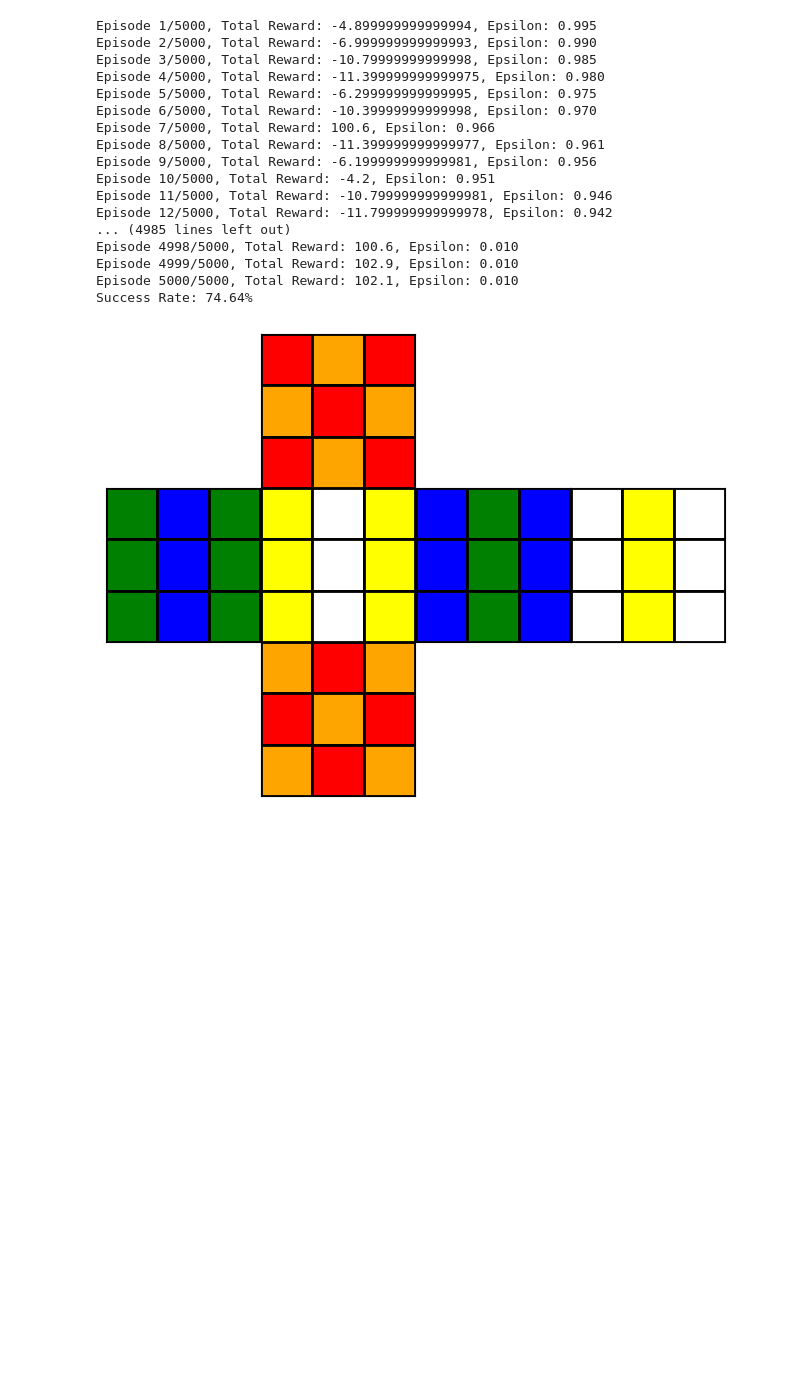
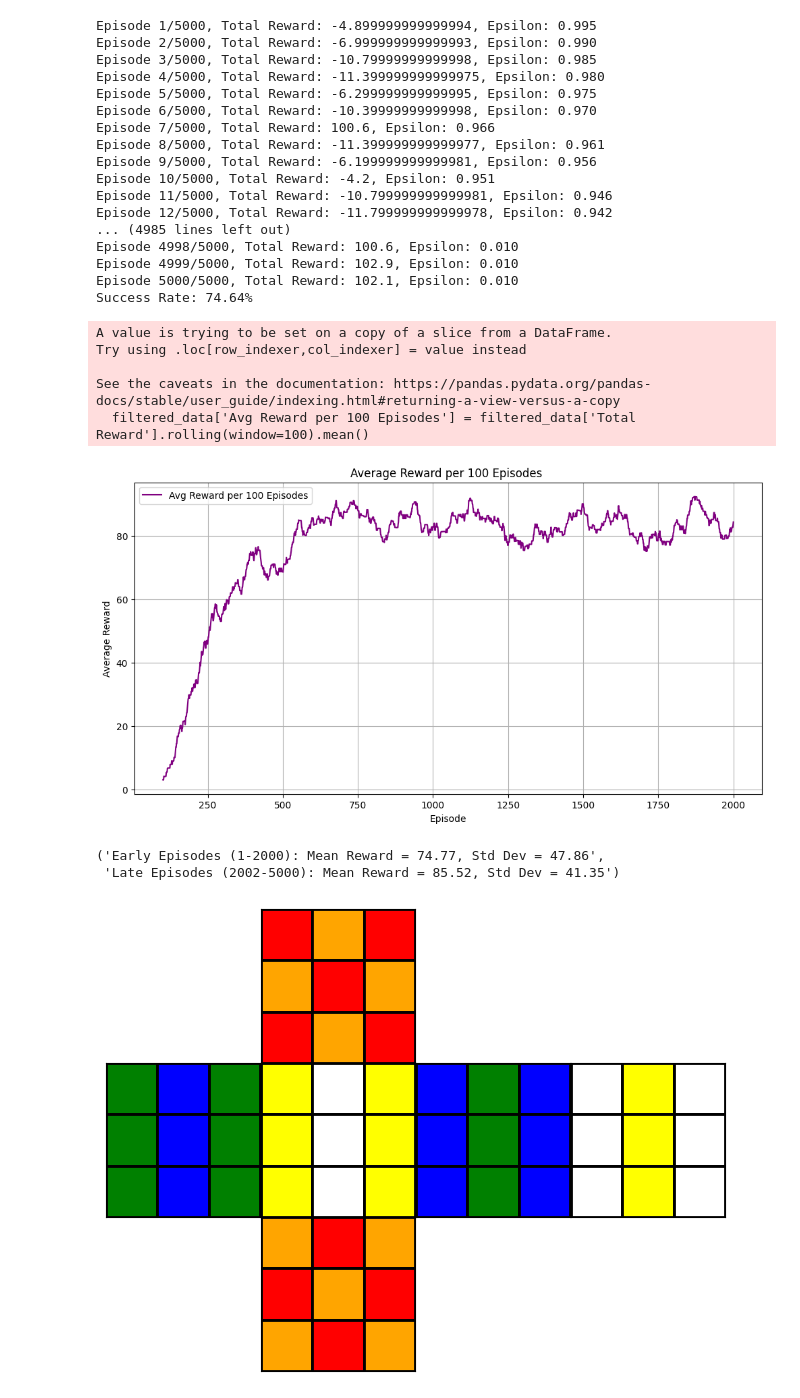
Before and after one commit to WafaaBajjouk/RL_Project, a Jupyter notebook: training.ipynb, the cells around one changed output. Cells and saved outputs as stored; diff of their text form; code cells hidden in the pictures; blank space fills up the shorter version.

```diff
--- a/training.ipynb
+++ b/training.ipynb
@@ -121,6 +123,46 @@ Episode 4998/5000, Total Reward: 100.6, Epsilon: 0.010
 Episode 4999/5000, Total Reward: 102.9, Epsilon: 0.010
 Episode 5000/5000, Total Reward: 102.1, Epsilon: 0.010
 Success Rate: 74.64%
+# %%
+new_data = pd.read_csv('results_training.csv')
+
+filtered_data['Avg Reward per 100 Episodes'] = filtered_data['Total Reward'].rolling(window=100).mean()
+
+plt.figure(figsize=(12, 6))
+plt.plot(filtered_data['Episode'], filtered_data['Avg Reward per 100 Episodes'], label='Avg Reward per 100 Episodes', color='purple')
+plt.xlabel('Episode')
+plt.ylabel('Average Reward')
+plt.title('Average Reward per 100 Episodes ')
+plt.legend()
+plt.grid(True)
+plt.show()
+
+# focusing on the 2000 first episodes because after the performace is almost stable
+# %% [output]
+A value is trying to be set on a copy of a slice from a DataFrame.
+Try using .loc[row_indexer,col_indexer] = value instead
+
+See the caveats in the documentation: https://pandas.pydata.org/pandas-docs/stable/user_guide/indexing.html#returning-a-view-versus-a-copy
+  filtered_data['Avg Reward per 100 Episodes'] = filtered_data['Total Reward'].rolling(window=100).mean()
+[figure, added]
+# %%
+new_data = pd.read_csv('results_training.csv')
+
+early_episodes = new_data[new_data['Episode'] <= 2000]
+late_episodes = new_data[(new_data['Episode'] > 2001) & (new_data['Episode'] <= 5000)]
+
+early_mean_reward = early_episodes['Total Reward'].mean()
+early_std_reward = early_episodes['Total Reward'].std()
+late_mean_reward = late_episodes['Total Reward'].mean()
+late_std_reward = late_episodes['Total Reward'].std()
+
+early_summary = f"Early Episodes (1-2000): Mean Reward = {early_mean_reward:.2f}, Std Dev = {early_std_reward:.2f}"
+late_summary = f"Late Episodes (2002-5000): Mean Reward = {late_mean_reward:.2f}, Std Dev = {late_std_reward:.2f}"
+
+early_summary, late_summary
+# %% [output]
+('Early Episodes (1-2000): Mean Reward = 74.77, Std Dev = 47.86',
+ 'Late Episodes (2002-5000): Mean Reward = 85.52, Std Dev = 41.35')
 # %%
 with open('updated_pattern_database1.pkl', 'wb') as f:
     pickle.dump(agent.QV, f)
```
Also changed, not shown: parts of 1 cell of this notebook, 1 other file.
